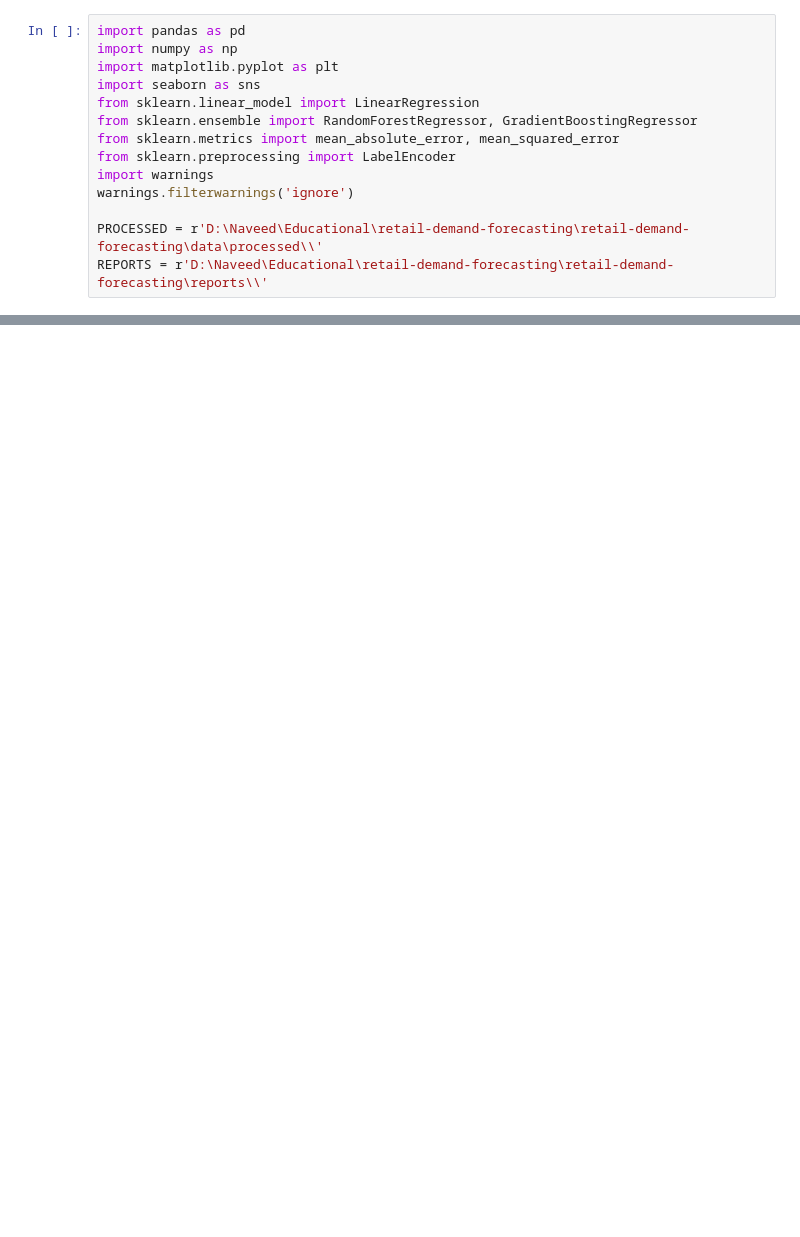
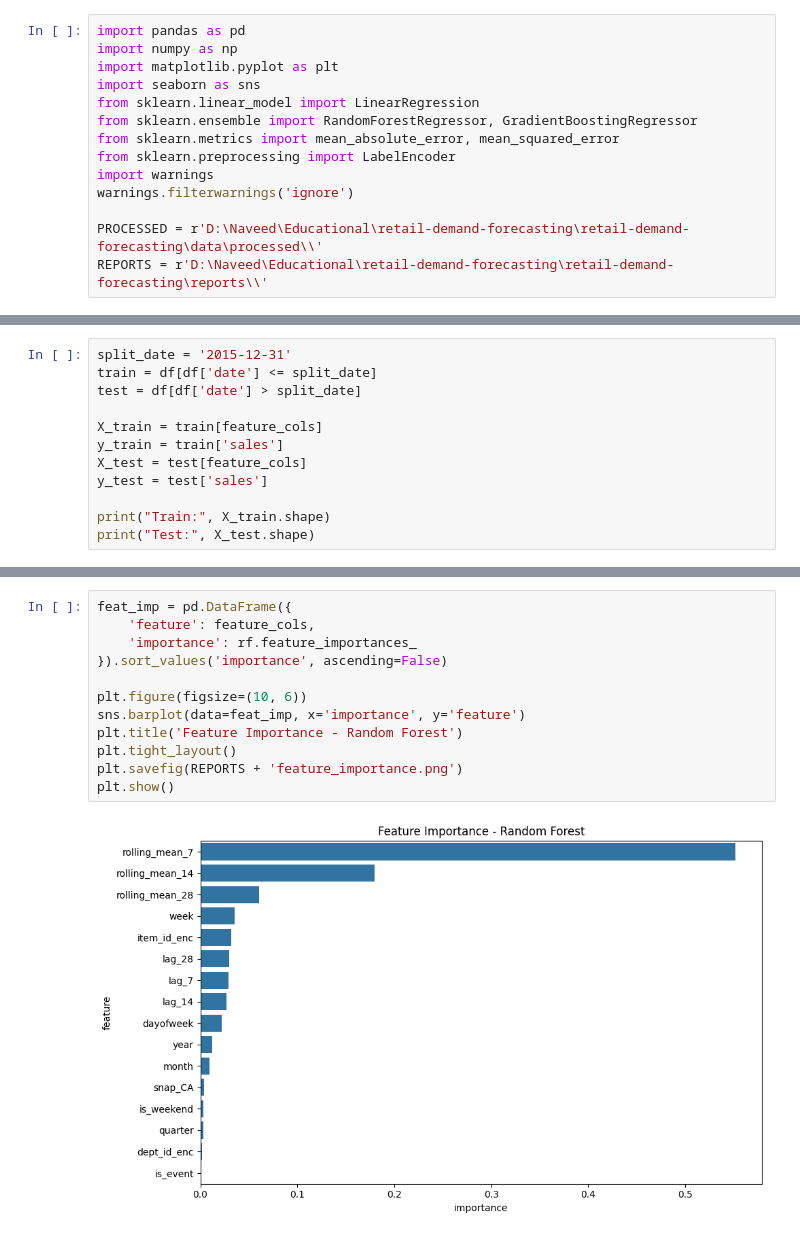
Before and after one commit to naveed8606/retail-demand-forecasting, a Jupyter notebook: 03_Models.ipynb, the cells around one changed output, grey strips where cells are left out. Saved outputs shown, nothing was run; the diff lists cells and outputs as text; blank space fills up the shorter version.

```diff
--- a/03_Models.ipynb
+++ b/03_Models.ipynb
@@ -20,0 +44,12 @@ FileNotFoundError: [Errno 2] No such file or directory: 'D:\\Naveed\\Educational
+# %%
+split_date = '2015-12-31'
+train = df[df['date'] <= split_date]
+test = df[df['date'] > split_date]
+
+X_train = train[feature_cols]
+y_train = train['sales']
+X_test = test[feature_cols]
+y_test = test['sales']
+
+print("Train:", X_train.shape)
+print("Test:", X_test.shape)
@@ -20,0 +112,14 @@ FileNotFoundError: [Errno 2] No such file or directory: 'D:\\Naveed\\Educational
+# %%
+feat_imp = pd.DataFrame({
+    'feature': feature_cols,
+    'importance': rf.feature_importances_
+}).sort_values('importance', ascending=False)
+
+plt.figure(figsize=(10, 6))
+sns.barplot(data=feat_imp, x='importance', y='feature')
+plt.title('Feature Importance - Random Forest')
+plt.tight_layout()
+plt.savefig(REPORTS + 'feature_importance.png')
+plt.show()
+# %% [output]
+[figure, added]
```
Also changed, not shown: parts of 8 cells of this notebook, 3 other files.
